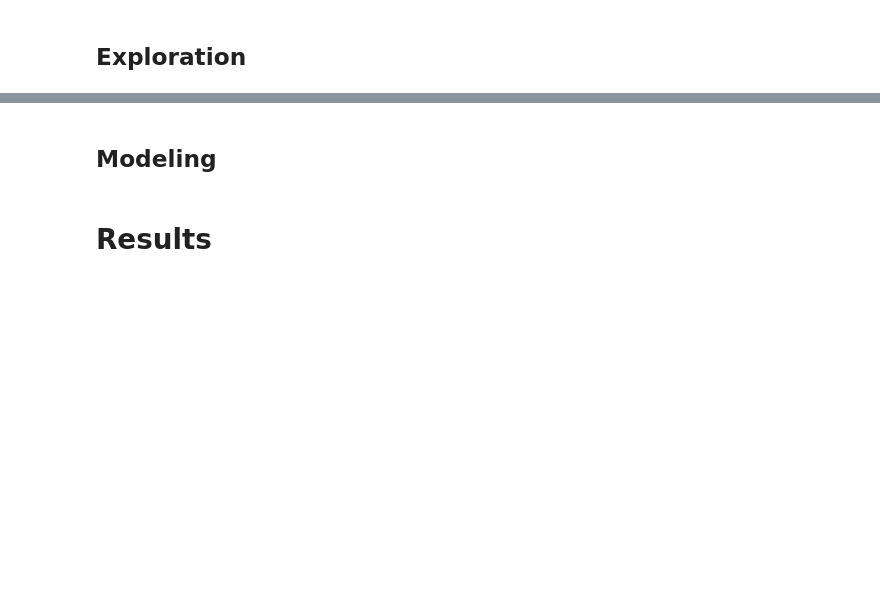
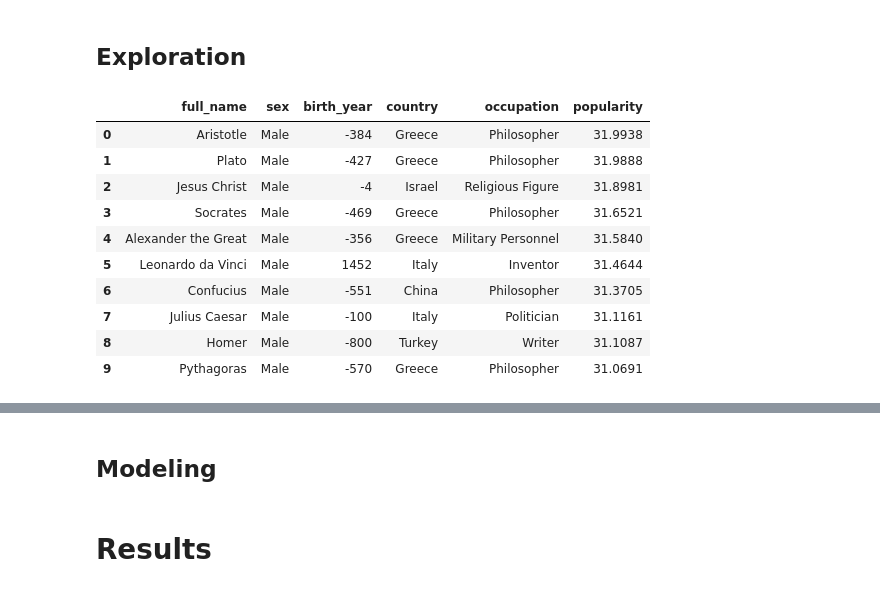
Before and after one commit to tbahng/ist652-final_project, a Jupyter notebook: Final_Project_Report.ipynb, the cells around one changed output, grey strips where cells are left out. Saved outputs shown, nothing was run; the diff lists cells and outputs as text; code cells hidden in the pictures; blank space fills up the shorter version.

```diff
--- a/Final_Project_Report.ipynb
+++ b/Final_Project_Report.ipynb
@@ -21,3 +27,7 @@ Key analysis methods used in report:
 * Multiple regression
 # %% [markdown]
 ## About the Data
+# %%
+# Loading data from .csv file
+import pandas as pd
+dfDirtyData = pd.read_csv("data/database.csv", sep=",", header=0)
@@ -24,2 +100,12 @@ Key analysis methods used in report:
 # %% [markdown]
 ## Data Cleaning
+# %%
+# Finding the index of a numeric column contains string.
+def findStringValueIndex(fieldName):
+    badRowIndex = [] # initialize list of problematic rows
+    for idx, year in enumerate(dfCleanData[fieldName]):
+        try:
+            int(year)
+        except:
+            badRowIndex.append(idx)
+    return badRowIndex
@@ -25,0 +115,12 @@ Key analysis methods used in report:
+# %%
+# Renaming historical_popularity_index to popularity (short name)
+dfCleanData.rename(columns={'historical_popularity_index': 'popularity'}, inplace=True)
+dfCleanData["latitude"].fillna(value=0, inplace=True)
+dfCleanData["longitude"].fillna(value=0, inplace=True)
+# Replacing birth year which was unknown to be 0
+dfCleanData['birth_year'] = dfCleanData['birth_year'].replace(['Unknown'], 0)
+# Replacing birth_year with zero when it contains character value
+dfCleanData.loc[findStringValueIndex('birth_year'), 'birth_year'] = 0
+# Changing the columns that look like numbers but show up as object to numeric
+columnToConvert = ["article_languages", "birth_year", "page_views","average_views", "popularity"]
+dfCleanData[columnToConvert] = dfCleanData[columnToConvert].apply(pd.to_numeric)
@@ -25,0 +148,3 @@ Key analysis methods used in report:
+# %%
+# Creating a varibale to hold fields for displaying purpose since not all will fit
+columnToDisplayCleanData = ['full_name', 'sex', 'birth_year', 'country', 'occupation','popularity']
@@ -26,2 +171,19 @@ Key analysis methods used in report:
 # %% [markdown]
 ## Exploration
+# %%
+# Which historic characters are in the top ten most popular?
+dfTopTenMostPopularPeople = dfCleanData.sort_values(by = ['popularity'], ascending = False)
+dfTopTenMostPopularPeople = dfTopTenMostPopularPeople.head(10)
+dfTopTenMostPopularPeople.loc[:,columnToDisplayCleanData].head(10)
+# %% [output]
+|  | full_name | sex | birth_year | country | occupation | popularity |
+| 0 | Aristotle | Male | -384 | Greece | Philosopher | 31.9938 |
+| 1 | Plato | Male | -427 | Greece | Philosopher | 31.9888 |
+| 2 | Jesus Christ | Male | -4 | Israel | Religious Figure | 31.8981 |
+| 3 | Socrates | Male | -469 | Greece | Philosopher | 31.6521 |
+| 4 | Alexander the Great | Male | -356 | Greece | Military Personnel | 31.5840 |
+| 5 | Leonardo da Vinci | Male | 1452 | Italy | Inventor | 31.4644 |
+| 6 | Confucius | Male | -551 | China | Philosopher | 31.3705 |
+| 7 | Julius Caesar | Male | -100 | Italy | Politician | 31.1161 |
+| 8 | Homer | Male | -800 | Turkey | Writer | 31.1087 |
+| 9 | Pythagoras | Male | -570 | Greece | Philosopher | 31.0691 |
```
Also changed, not shown: parts of 31 cells of this notebook.
